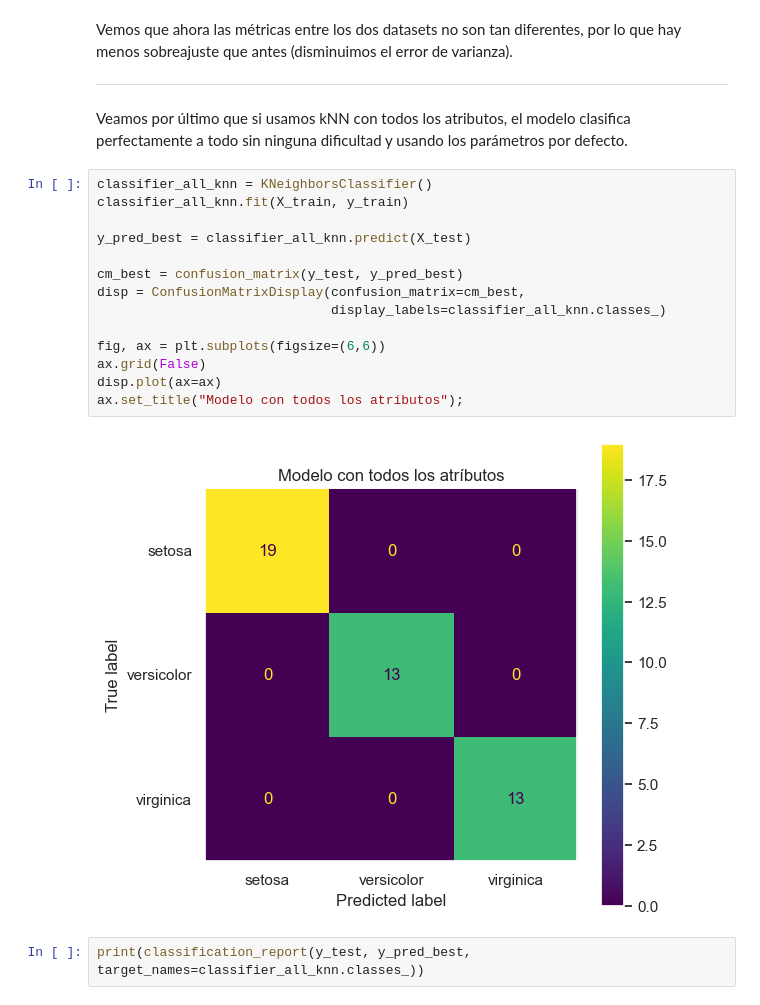
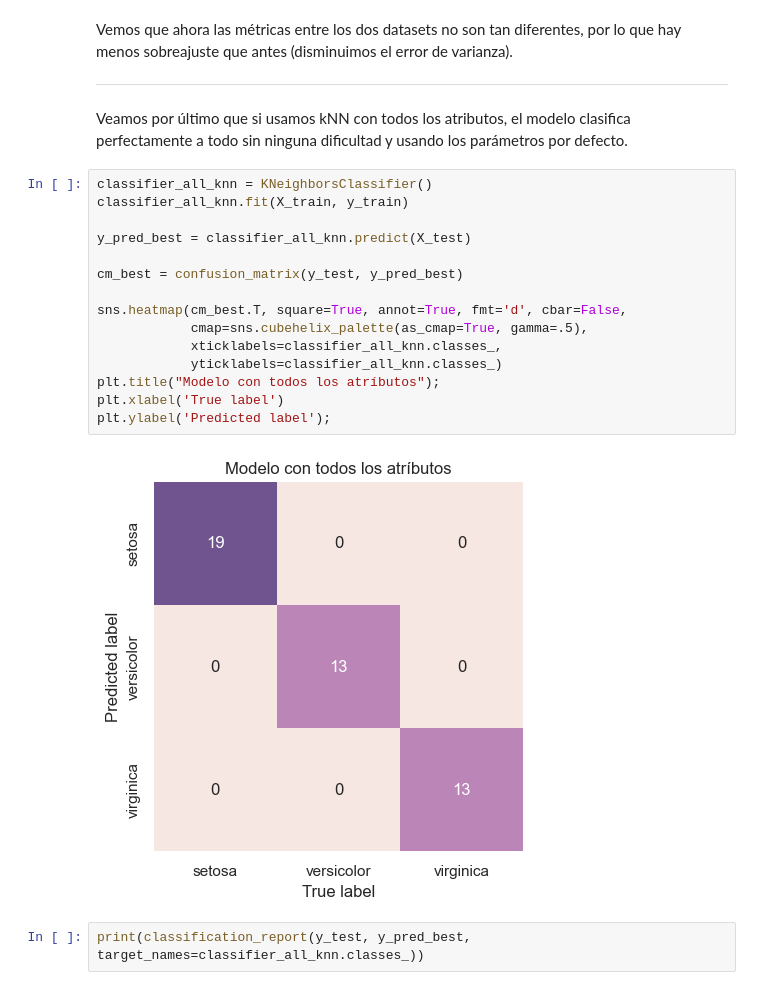
Before and after one commit to facundolucianna/Apre_Aut_CEIoT, a Jupyter notebook: clase5/jupyter_notebooks/clasificacion.ipynb, the cells around one changed output. Cells and saved outputs as stored; diff of their text form.

```diff
--- a/clase5/jupyter_notebooks/clasificacion.ipynb
+++ b/clase5/jupyter_notebooks/clasificacion.ipynb
@@ -309,19 +308,20 @@ Veamos por último que si usamos kNN con todos los atributos, el modelo clasific
 # %%
 classifier_all_knn = KNeighborsClassifier()
 classifier_all_knn.fit(X_train, y_train)
 
 y_pred_best = classifier_all_knn.predict(X_test)
 
 cm_best = confusion_matrix(y_test, y_pred_best)
-disp = ConfusionMatrixDisplay(confusion_matrix=cm_best,
-                              display_labels=classifier_all_knn.classes_)
 
-fig, ax = plt.subplots(figsize=(6,6))
-ax.grid(False)
-disp.plot(ax=ax)
-ax.set_title("Modelo con todos los atríbutos");
+sns.heatmap(cm_best.T, square=True, annot=True, fmt='d', cbar=False,
+            cmap=sns.cubehelix_palette(as_cmap=True, gamma=.5),
+            xticklabels=classifier_all_knn.classes_,
+            yticklabels=classifier_all_knn.classes_)
+plt.title("Modelo con todos los atríbutos");
+plt.xlabel('True label')
+plt.ylabel('Predicted label');
 # %% [output]
-[figure, old version]
+[figure, new version]
 # %%
 print(classification_report(y_test, y_pred_best, target_names=classifier_all_knn.classes_))
 # %% [output]
```
Also changed, not shown: parts of 12 cells of this notebook.
